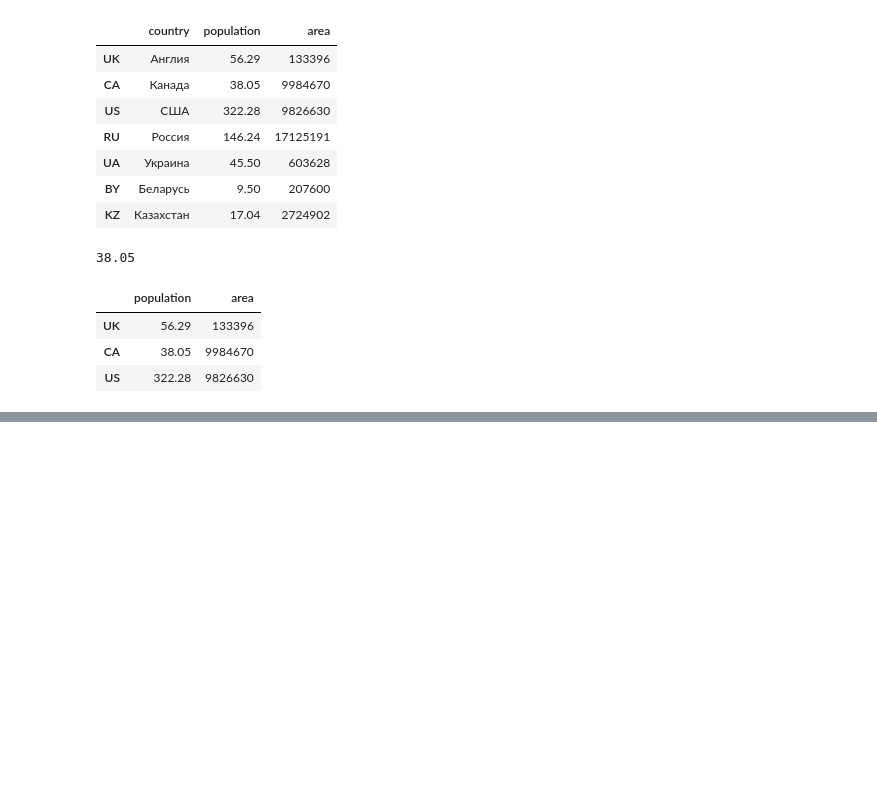
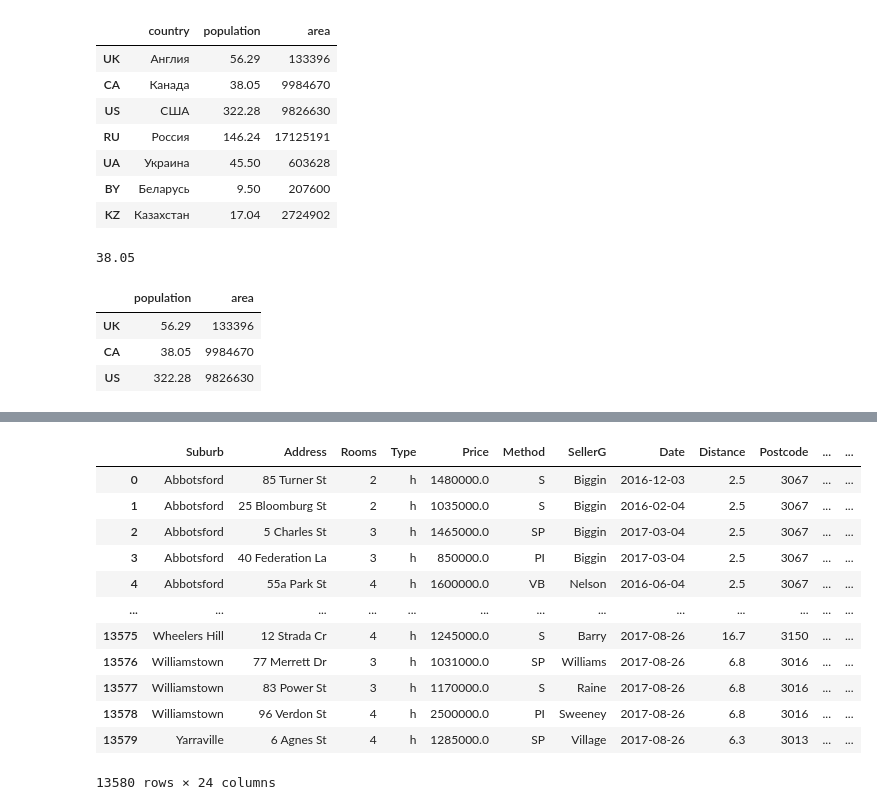
Before and after one commit to infinitelifeline/SkillFactory, a Jupyter notebook: ND/PY_10 Pandas Introduction.ipynb, the cells around one changed output, grey strips where cells are left out. Saved outputs shown, nothing was run; the diff lists cells and outputs as text; code cells hidden in the pictures; blank space fills up the shorter version.

```diff
--- a/ND/PY_10 Pandas Introduction.ipynb
+++ b/ND/PY_10 Pandas Introduction.ipynb
@@ -106,0 +129,3 @@ md
+# %%
+md[['Car', 'Bathroom', 'Bedroom', 'Propertycount', 'YearBuilt']] = md[['Car', 'Bathroom', 'Bedroom', 'Propertycount', 'YearBuilt']].astype('int64')
+md.info()
@@ -106,0 +150,11 @@ md
+# %%
+mdc = md.copy()
+mdc = mdc.drop(['index', 'Coordinates'], axis=1)
+total_rooms = mdc['Bathroom'] + mdc['Bedroom'] + mdc['Rooms']
+#total_rooms
+mdc['meanroomarea'] = mdc['BuildingArea'] / total_rooms
+mdc['meanroomarea']
+diff_area = mdc['BuildingArea'] - mdc['Landsize']
+sum_area = mdc['BuildingArea'] + mdc['Landsize']
+mdc['arearatio'] = diff_area/sum_area
+mdc['arearatio']
@@ -106,0 +184,5 @@ md
+# %%
+mdc['Date'] = pd.to_datetime(mdc['Date'], dayfirst=True)
+years_sold = mdc['Date'].dt.year
+mdc['monthsales'] = mdc['Date'].dt.month
+mdc['monthsales'].value_counts(normalize=True)
@@ -106,0 +220,18 @@ md
+# %%
+mdc['agebuild'] = mdc['Date'].dt.year - mdc['YearBuilt']
+mdc = mdc.drop('YearBuilt', axis=1)
+mdc
+# %% [output]
+|  | Suburb | Address | Rooms | Type | Price | Method | SellerG | Date | Distance | Postcode | ... | ... |
+| 0 | Abbotsford | 85 Turner St | 2 | h | 1480000.0 | S | Biggin | 2016-12-03 | 2.5 | 3067 | ... | ... |
+| 1 | Abbotsford | 25 Bloomburg St | 2 | h | 1035000.0 | S | Biggin | 2016-02-04 | 2.5 | 3067 | ... | ... |
+| 2 | Abbotsford | 5 Charles St | 3 | h | 1465000.0 | SP | Biggin | 2017-03-04 | 2.5 | 3067 | ... | ... |
+| 3 | Abbotsford | 40 Federation La | 3 | h | 850000.0 | PI | Biggin | 2017-03-04 | 2.5 | 3067 | ... | ... |
+| 4 | Abbotsford | 55a Park St | 4 | h | 1600000.0 | VB | Nelson | 2016-06-04 | 2.5 | 3067 | ... | ... |
+| ... | ... | ... | ... | ... | ... | ... | ... | ... | ... | ... | ... | ... |
+| 13575 | Wheelers Hill | 12 Strada Cr | 4 | h | 1245000.0 | S | Barry | 2017-08-26 | 16.7 | 3150 | ... | ... |
+| 13576 | Williamstown | 77 Merrett Dr | 3 | h | 1031000.0 | SP | Williams | 2017-08-26 | 6.8 | 3016 | ... | ... |
+| 13577 | Williamstown | 83 Power St | 3 | h | 1170000.0 | S | Raine | 2017-08-26 | 6.8 | 3016 | ... | ... |
+| 13578 | Williamstown | 96 Verdon St | 4 | h | 2500000.0 | PI | Sweeney | 2017-08-26 | 6.8 | 3016 | ... | ... |
+| 13579 | Yarraville | 6 Agnes St | 4 | h | 1285000.0 | SP | Village | 2017-08-26 | 6.3 | 3013 | ... | ... |
+13580 rows × 24 columns
```
Also changed, not shown: parts of 19 cells of this notebook, 2 other files.
